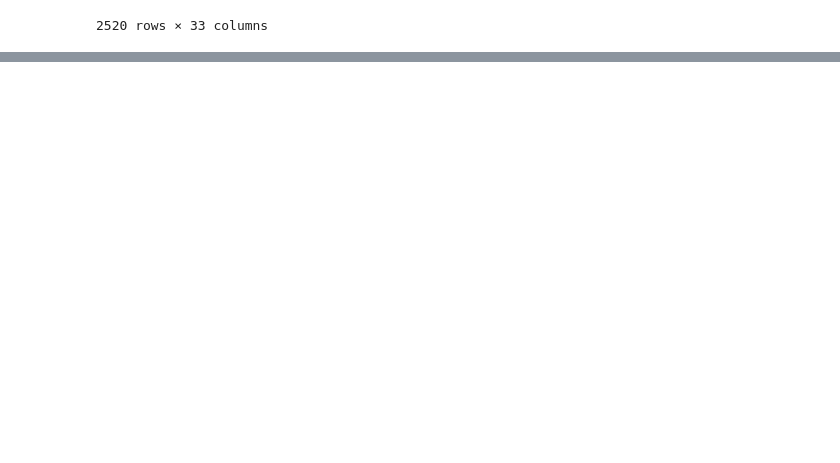
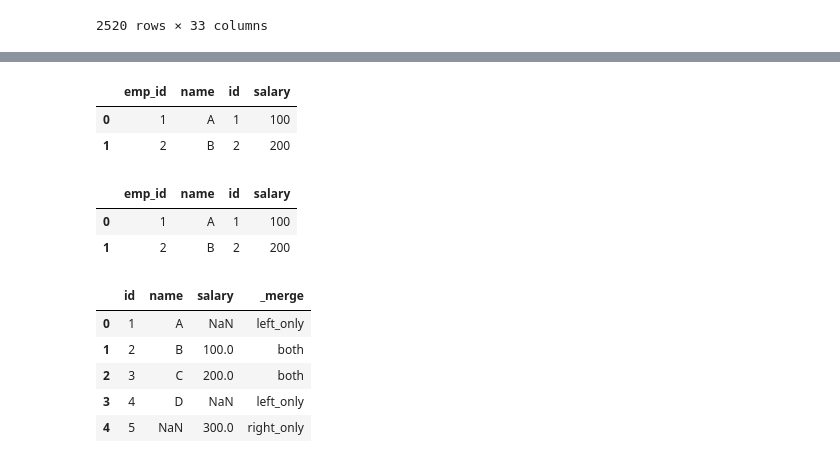
Before and after one commit to yashdeep-patil/Pandas, a Jupyter notebook: pandas.ipynb, the cells around one changed output, grey strips where cells are left out. Saved outputs shown, nothing was run; the diff lists cells and outputs as text; code cells hidden in the pictures; blank space fills up the shorter version.

```diff
--- a/pandas.ipynb
+++ b/pandas.ipynb
@@ -917,0 +951,46 @@ pd.concat([sub,kub])
+# %%
+df1 = pd.DataFrame({
+    'emp_id':[1,2,3],
+    'name':['A','B','C']
+})
+
+df2 = pd.DataFrame({
+    'id':[1,2,4],
+    'salary':[100,200,400]
+})
+
+pd.merge(df1,df2,left_on='emp_id',right_on='id',how='inner')
+# %% [output]
+|  | emp_id | name | id | salary |
+| 0 | 1 | A | 1 | 100 |
+| 1 | 2 | B | 2 | 200 |
+# %%
+pd.merge(df1,df2,left_on='emp_id',right_on='id')
+# %% [output]
+|  | emp_id | name | id | salary |
+| 0 | 1 | A | 1 | 100 |
+| 1 | 2 | B | 2 | 200 |
+# %%
+
+df1 = pd.DataFrame({
+    'id':[1,2,3,4],
+    'name':['A','B','C','D']
+})
+df2 = pd.DataFrame({
+    'id':[2,3,5],
+    'salary':[100,200,300]
+})
+
+hhh = pd.merge(df1,
+         df2,
+         on='id',
+         how='outer',
+         indicator=True)
+hhh
+# %% [output]
+|  | id | name | salary | _merge |
+| 0 | 1 | A | NaN | left_only |
+| 1 | 2 | B | 100.0 | both |
+| 2 | 3 | C | 200.0 | both |
+| 3 | 4 | D | NaN | left_only |
+| 4 | 5 | NaN | 300.0 | right_only |
```
Also changed, not shown: parts of 12 cells of this notebook.
